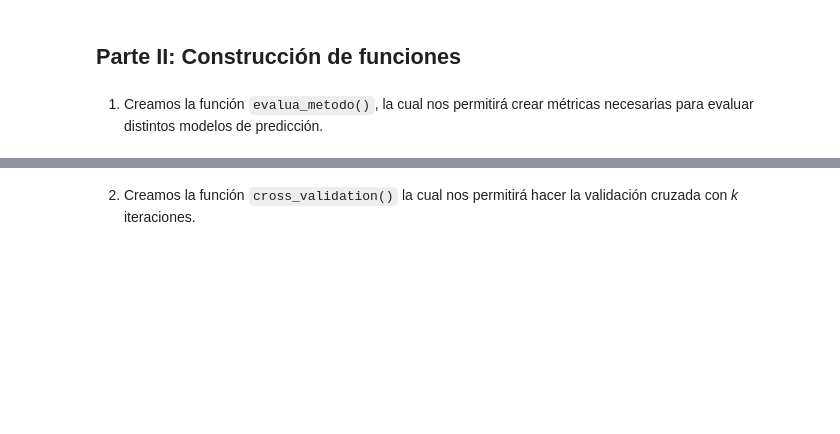
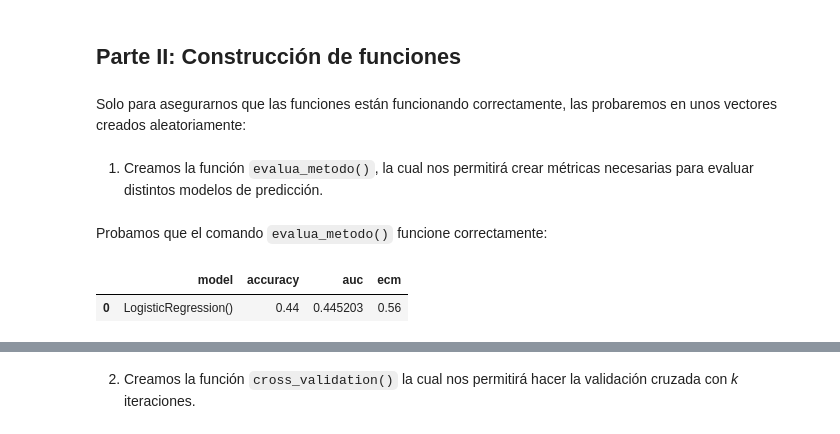
Before and after one commit to rmcondor/big-data-tp3, a Jupyter notebook: codes/TP3_Code_Parte 2.ipynb, the cells around one changed output, grey strips where cells are left out. Cells and saved outputs as stored; diff of their text form; code cells hidden in the pictures; blank space fills up the shorter version.

```diff
--- a/codes/TP3_Code_Parte 2.ipynb
+++ b/codes/TP3_Code_Parte 2.ipynb
@@ -403,3 +417,5 @@ Tasa de pobreza para el GBA: 32.878420127960986
 # Estadísticas descritivas pueden ser gráficos y tablas.
 # Explicar más detalladamente la limpieza y las funciones usadas de numpy y pandas (más detallado en markdown)
 # Falta comentar si se acerca al reporte del INDEC. Además creo estaría bueno comentar si la tasa de pobreza con y sin ponderación cambia o no.
+# %% [markdown]
+Solo para asegurarnos que las funciones están funcionando correctamente, las probaremos en unos vectores creados aleatoriamente:
@@ -438 +468,8 @@ def evalua_metodo(model, X_train, y_train, X_test, y_test):
     return model_metrics
+# %% [markdown]
+Probamos que el comando `evalua_metodo()` funcione correctamente:
+# %%
+evalua_metodo(LogisticRegression(), X_train, y_train, X_test, y_test) #puede ser cualquier modelo: KNN o LDA.
+# %% [output]
+|  | model | accuracy | auc | ecm |
+| 0 | LogisticRegression() | 0.44 | 0.445203 | 0.56 |
```
Also changed, not shown: parts of 17 cells of this notebook.
